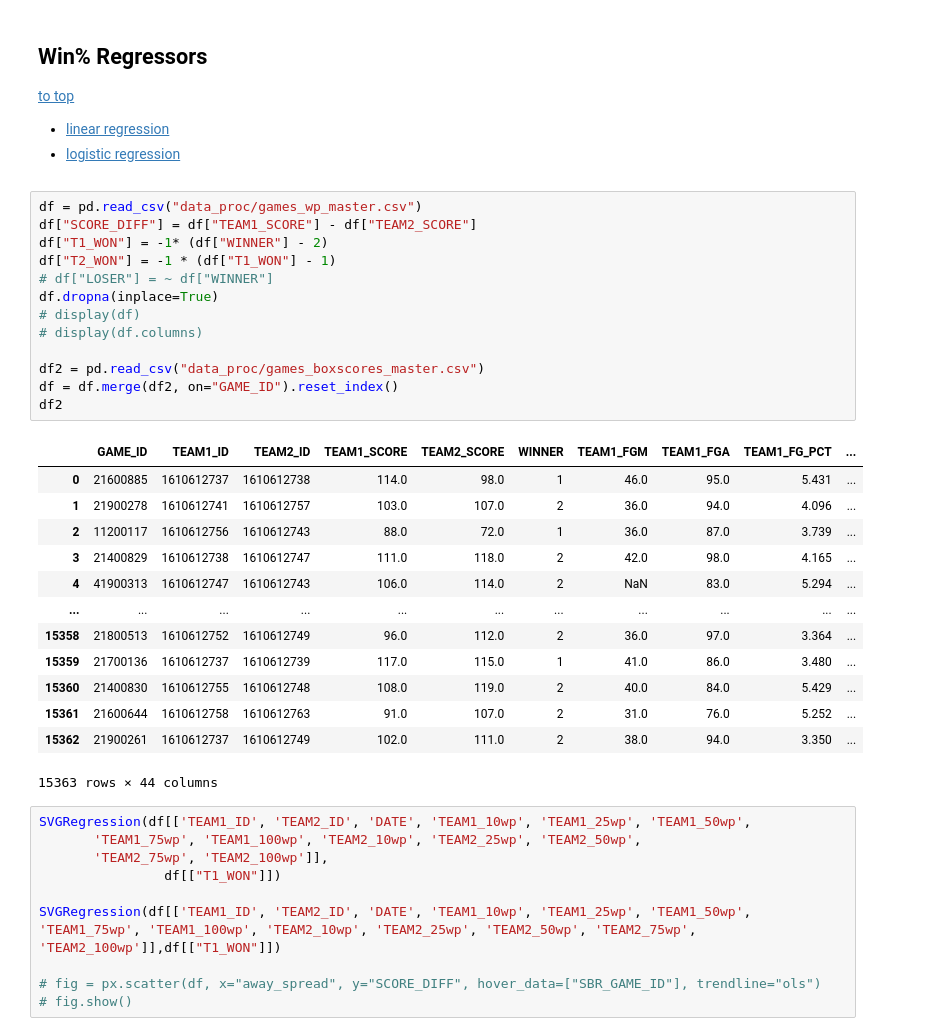
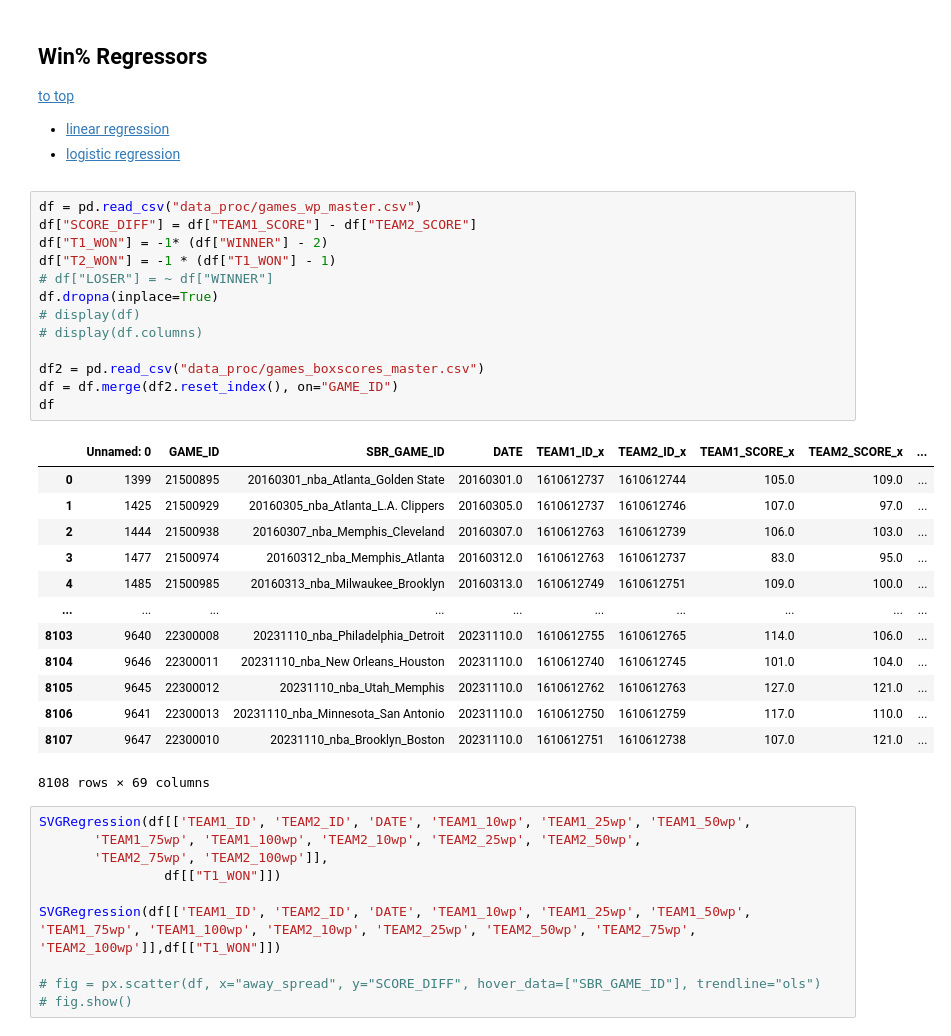
Before and after one commit to iiisong/ML-NBA-Betting, a Jupyter notebook: adv_games_regression.ipynb, the cells around one changed output. Saved outputs shown, nothing was run; the diff lists cells and outputs as text.

```diff
--- a/adv_games_regression.ipynb
+++ b/adv_games_regression.ipynb
@@ -56,30 +56,30 @@ def SVGRegression(X_input,y_input):
 # %%
 df = pd.read_csv("data_proc/games_wp_master.csv")
 df["SCORE_DIFF"] = df["TEAM1_SCORE"] - df["TEAM2_SCORE"]
 df["T1_WON"] = -1* (df["WINNER"] - 2)
 df["T2_WON"] = -1 * (df["T1_WON"] - 1)
 # df["LOSER"] = ~ df["WINNER"]
 df.dropna(inplace=True)
 # display(df)
 # display(df.columns)
 
 df2 = pd.read_csv("data_proc/games_boxscores_master.csv")
-df = df.merge(df2, on="GAME_ID").reset_index()
-df2
+df = df.merge(df2.reset_index(), on="GAME_ID")
+df
 # %% [output]
-|  | GAME_ID | TEAM1_ID | TEAM2_ID | TEAM1_SCORE | TEAM2_SCORE | WINNER | TEAM1_FGM | TEAM1_FGA | TEAM1_FG_PCT | ... |
-| 0 | 21600885 | 1610612737 | 1610612738 | 114.0 | 98.0 | 1 | 46.0 | 95.0 | 5.431 | ... |
-| 1 | 21900278 | 1610612741 | 1610612757 | 103.0 | 107.0 | 2 | 36.0 | 94.0 | 4.096 | ... |
-| 2 | 11200117 | 1610612756 | 1610612743 | 88.0 | 72.0 | 1 | 36.0 | 87.0 | 3.739 | ... |
-| 3 | 21400829 | 1610612738 | 1610612747 | 111.0 | 118.0 | 2 | 42.0 | 98.0 | 4.165 | ... |
-| 4 | 41900313 | 1610612747 | 1610612743 | 106.0 | 114.0 | 2 | NaN | 83.0 | 5.294 | ... |
-| ... | ... | ... | ... | ... | ... | ... | ... | ... | ... | ... |
-| 15358 | 21800513 | 1610612752 | 1610612749 | 96.0 | 112.0 | 2 | 36.0 | 97.0 | 3.364 | ... |
-| 15359 | 21700136 | 1610612737 | 1610612739 | 117.0 | 115.0 | 1 | 41.0 | 86.0 | 3.480 | ... |
-| 15360 | 21400830 | 1610612755 | 1610612748 | 108.0 | 119.0 | 2 | 40.0 | 84.0 | 5.429 | ... |
-| 15361 | 21600644 | 1610612758 | 1610612763 | 91.0 | 107.0 | 2 | 31.0 | 76.0 | 5.252 | ... |
-| 15362 | 21900261 | 1610612737 | 1610612749 | 102.0 | 111.0 | 2 | 38.0 | 94.0 | 3.350 | ... |
+|  | Unnamed: 0 | GAME_ID | SBR_GAME_ID | DATE | TEAM1_ID_x | TEAM2_ID_x | TEAM1_SCORE_x | TEAM2_SCORE_x | ... |
+| 0 | 1399 | 21500895 | 20160301_nba_Atlanta_Golden State | 20160301.0 | 1610612737 | 1610612744 | 105.0 | 109.0 | ... |
+| 1 | 1425 | 21500929 | 20160305_nba_Atlanta_L.A. Clippers | 20160305.0 | 1610612737 | 1610612746 | 107.0 | 97.0 | ... |
+| 2 | 1444 | 21500938 | 20160307_nba_Memphis_Cleveland | 20160307.0 | 1610612763 | 1610612739 | 106.0 | 103.0 | ... |
+| 3 | 1477 | 21500974 | 20160312_nba_Memphis_Atlanta | 20160312.0 | 1610612763 | 1610612737 | 83.0 | 95.0 | ... |
+| 4 | 1485 | 21500985 | 20160313_nba_Milwaukee_Brooklyn | 20160313.0 | 1610612749 | 1610612751 | 109.0 | 100.0 | ... |
+| ... | ... | ... | ... | ... | ... | ... | ... | ... | ... |
+| 8103 | 9640 | 22300008 | 20231110_nba_Philadelphia_Detroit | 20231110.0 | 1610612755 | 1610612765 | 114.0 | 106.0 | ... |
+| 8104 | 9646 | 22300011 | 20231110_nba_New Orleans_Houston | 20231110.0 | 1610612740 | 1610612745 | 101.0 | 104.0 | ... |
+| 8105 | 9645 | 22300012 | 20231110_nba_Utah_Memphis | 20231110.0 | 1610612762 | 1610612763 | 127.0 | 121.0 | ... |
+| 8106 | 9641 | 22300013 | 20231110_nba_Minnesota_San Antonio | 20231110.0 | 1610612750 | 1610612759 | 117.0 | 110.0 | ... |
+| 8107 | 9647 | 22300010 | 20231110_nba_Brooklyn_Boston | 20231110.0 | 1610612751 | 1610612738 | 107.0 | 121.0 | ... |
-15363 rows × 44 columns
+8108 rows × 69 columns
 # %%
 SVGRegression(df[['TEAM1_ID', 'TEAM2_ID', 'DATE', 'TEAM1_10wp', 'TEAM1_25wp', 'TEAM1_50wp',
        'TEAM1_75wp', 'TEAM1_100wp', 'TEAM2_10wp', 'TEAM2_25wp', 'TEAM2_50wp',
```
Also changed, not shown: 5 other files.
